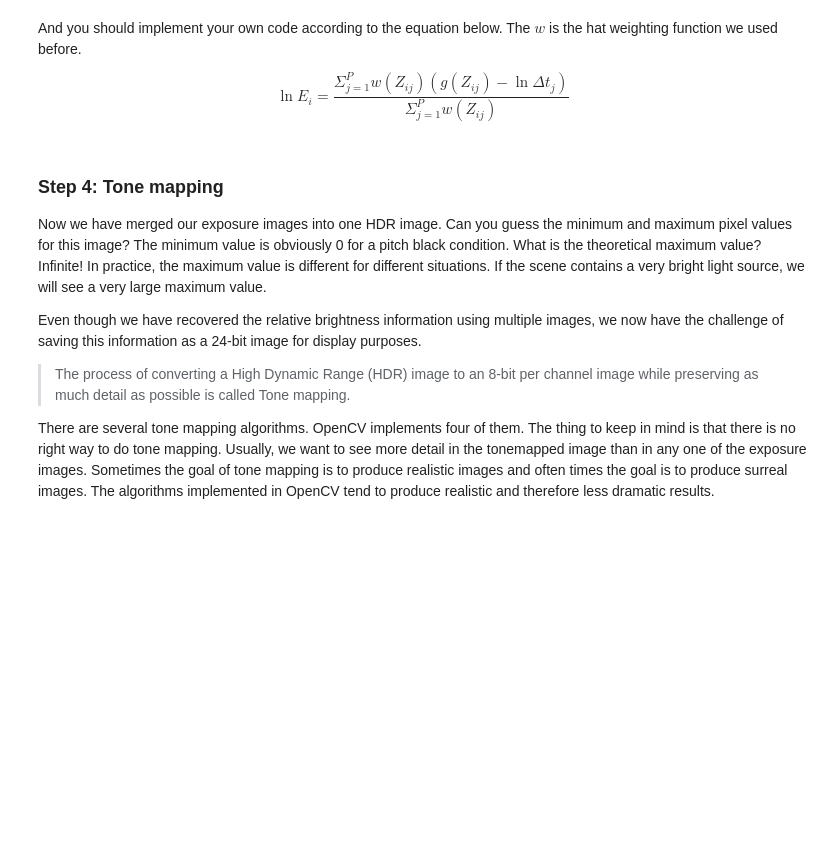
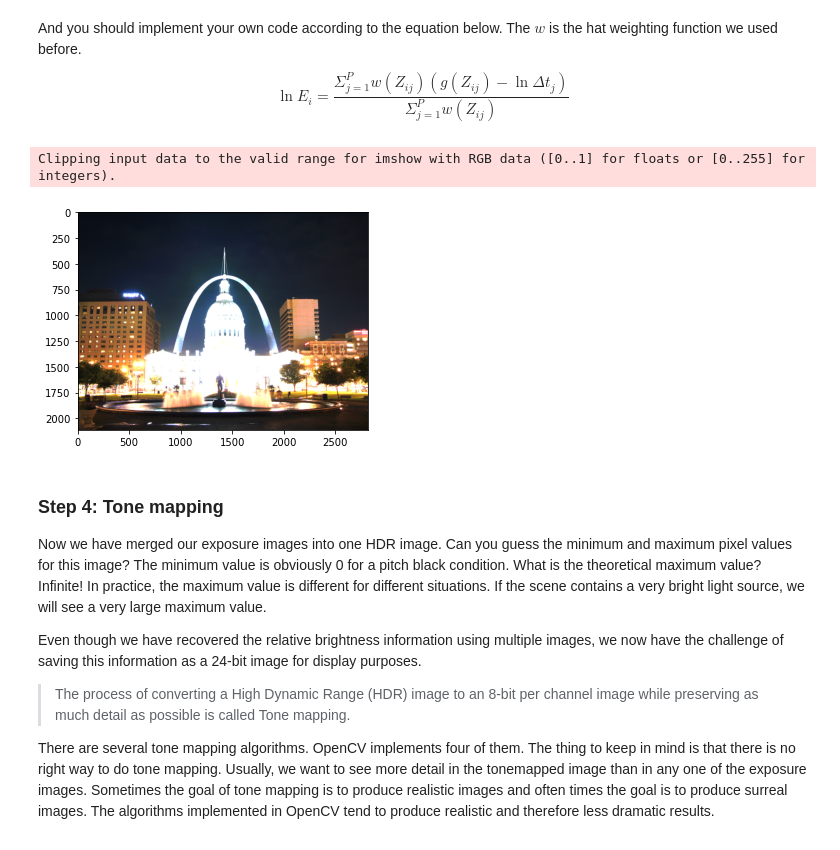
Before and after one commit to DIY-Z/HDRITask, a Jupyter notebook: High_Dynamic_Range_Imaging.ipynb, the cells around one changed output. Cells and saved outputs as stored; diff of their text form; code cells hidden in the pictures; blank space fills up the shorter version.

```diff
--- a/High_Dynamic_Range_Imaging.ipynb
+++ b/High_Dynamic_Range_Imaging.ipynb
@@ -140,3 +257,36 @@ plt.imshow(radiancemap)
+# %%
+### TODO: recover the radiance map
+
+m = np.zeros(flattenImage.shape[1:])
+wsum = np.zeros(flattenImage.shape[1:])
+hdr = np.zeros(flattenImage.shape[1:])
+
+lnDt = np.log(times)
+for i in range(N):
+    wij_b = w[flattenImage[i,0]]
+    wij_g = w[flattenImage[i,1]]
+    wij_r = w[flattenImage[i,2]]
+    wsum[0,:] += wij_b
+    wsum[1,:] += wij_g
+    wsum[2,:] += wij_r
+    m0 = np.subtract(g_b[flattenImage[i,0]], lnDt[i])[:,0]
+    m1 = np.subtract(g_g[flattenImage[i,1]], lnDt[i])[:,0]
+    m2 = np.subtract(g_r[flattenImage[i,2]], lnDt[i])[:,0]
+    hdr[0] += np.multiply(m0, wij_b)
+    hdr[1] += np.multiply(m1, wij_g)
+    hdr[2] += np.multiply(m2, wij_r)
+hdr = np.divide(hdr, wsum)
+hdr = np.exp(hdr)
+hdr = np.reshape(np.transpose(hdr), (row, col, 3))
+
+radiancemap = (hdr / np.amax(hdr) * 255).astype(np.float32)
+
+# plot your radiance map
+plt.imshow(cv2.cvtColor(radiancemap, cv2.COLOR_BGR2RGB))
+plt.show()
+# %% [output]
+Clipping input data to the valid range for imshow with RGB data ([0..1] for floats or [0..255] for integers).
+[figure, added]
 # %% [markdown]
 ### Step 4: Tone mapping
 
```
Also changed, not shown: parts of 8 cells of this notebook.
